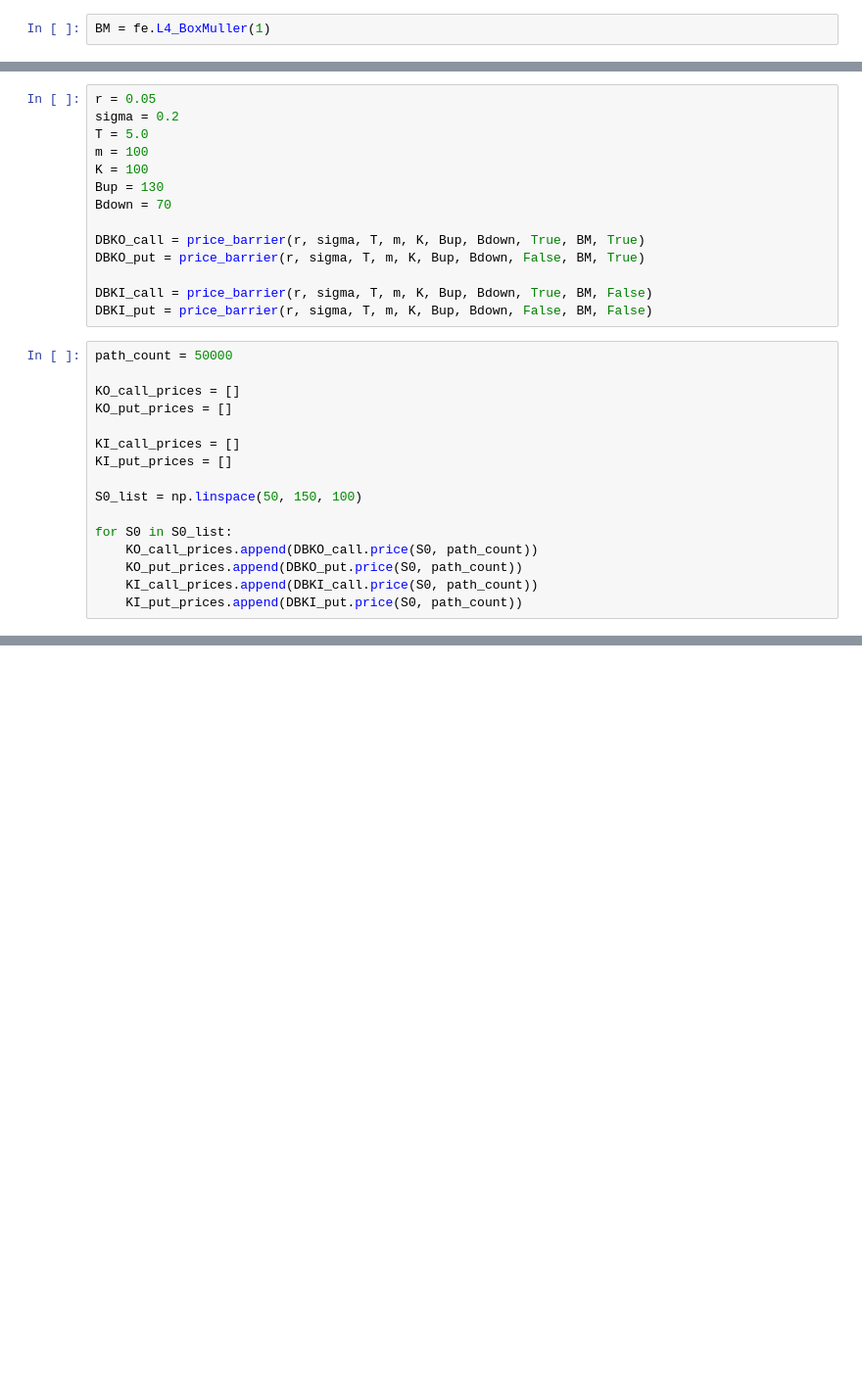
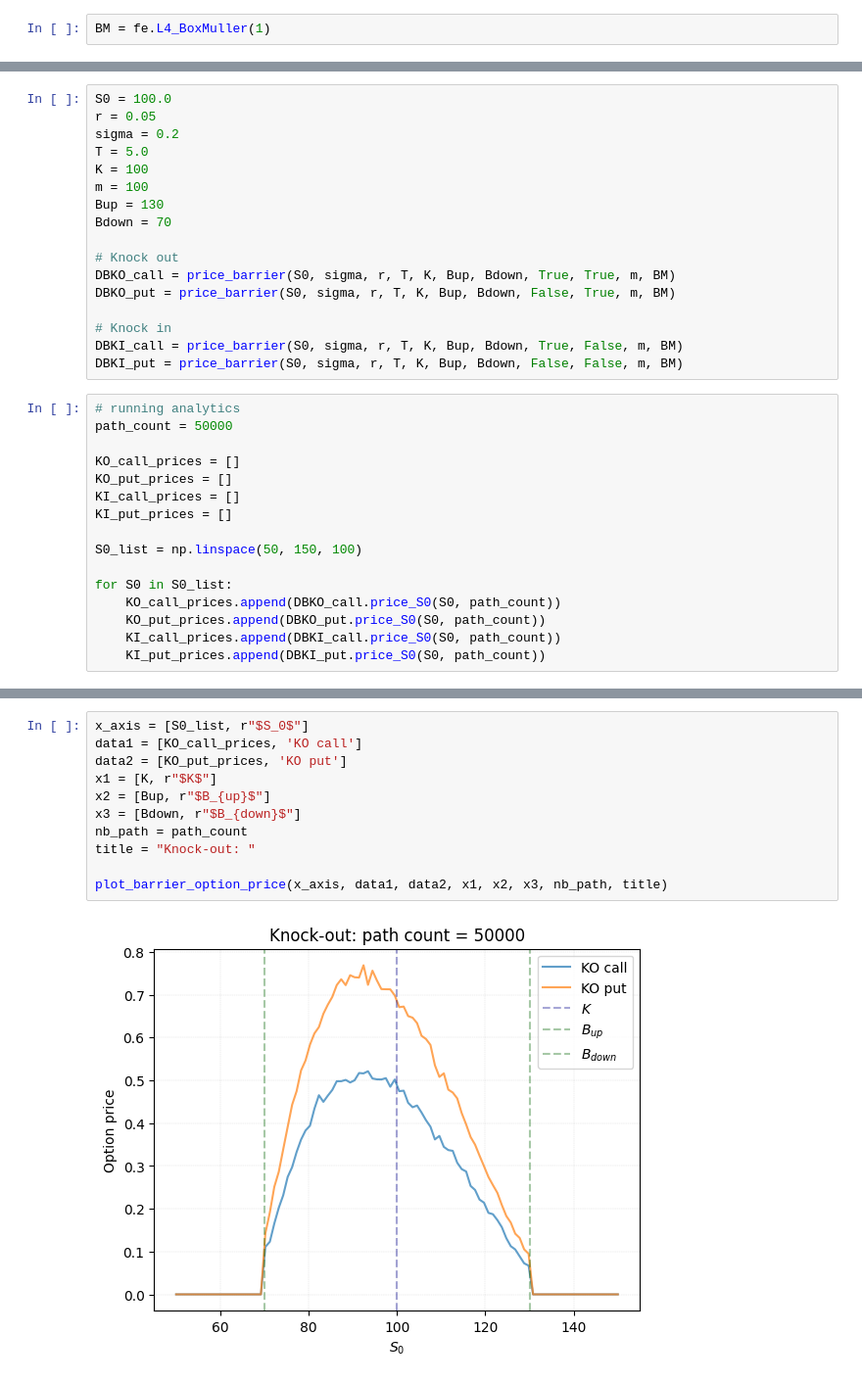
Before and after one commit to ccjeremylo/FinEng-in-IRFX, a Jupyter notebook: src/python/Lecture4/ExoticMC.ipynb, the cells around one changed output, grey strips where cells are left out. Shown: that part at 98% size. Cells and saved outputs as stored; diff of their text form; blank space fills up the shorter version.

Commit message:
added further plots - barrer option price against B_up

```diff
--- a/src/python/Lecture4/ExoticMC.ipynb
+++ b/src/python/Lecture4/ExoticMC.ipynb
@@ -30,30 +72,33 @@ class price_barrier:
 # %%
+S0 = 100.0
 r = 0.05
 sigma = 0.2
 T = 5.0
+K = 100
 m = 100
-K = 100
 Bup = 130
 Bdown = 70
 
-DBKO_call = price_barrier(r, sigma, T, m, K, Bup, Bdown, True, BM, True)
-DBKO_put = price_barrier(r, sigma, T, m, K, Bup, Bdown, False, BM, True)
+# Knock out
+DBKO_call = price_barrier(S0, sigma, r, T, K, Bup, Bdown, True, True, m, BM)
+DBKO_put = price_barrier(S0, sigma, r, T, K, Bup, Bdown, False, True, m, BM)
 
-DBKI_call = price_barrier(r, sigma, T, m, K, Bup, Bdown, True, BM, False)
-DBKI_put = price_barrier(r, sigma, T, m, K, Bup, Bdown, False, BM, False)
+# Knock in
+DBKI_call = price_barrier(S0, sigma, r, T, K, Bup, Bdown, True, False, m, BM)
+DBKI_put = price_barrier(S0, sigma, r, T, K, Bup, Bdown, False, False, m, BM)
 # %%
+# running analytics
 path_count = 50000
 
 KO_call_prices = []
 KO_put_prices = []
-
 KI_call_prices = []
 KI_put_prices = []
 
 S0_list = np.linspace(50, 150, 100)
 
 for S0 in S0_list:
-    KO_call_prices.append(DBKO_call.price(S0, path_count))
-    KO_put_prices.append(DBKO_put.price(S0, path_count))
-    KI_call_prices.append(DBKI_call.price(S0, path_count))
-    KI_put_prices.append(DBKI_put.price(S0, path_count))
+    KO_call_prices.append(DBKO_call.price_S0(S0, path_count))
+    KO_put_prices.append(DBKO_put.price_S0(S0, path_count))
+    KI_call_prices.append(DBKI_call.price_S0(S0, path_count))
+    KI_put_prices.append(DBKI_put.price_S0(S0, path_count))
@@ -101,0 +105,13 @@ plt.show()
+# %%
+x_axis = [S0_list, r"$S_0$"]
+data1 = [KO_call_prices, 'KO call']
+data2 = [KO_put_prices, 'KO put']
+x1 = [K, r"$K$"]
+x2 = [Bup, r"$B_{up}$"]
+x3 = [Bdown, r"$B_{down}$"]
+nb_path = path_count
+title = "Knock-out: "
+
+plot_barrier_option_price(x_axis, data1, data2, x1, x2, x3, nb_path, title)
+# %% [output]
+[figure, added]
```
Also changed, not shown: parts of 11 cells of this notebook.
